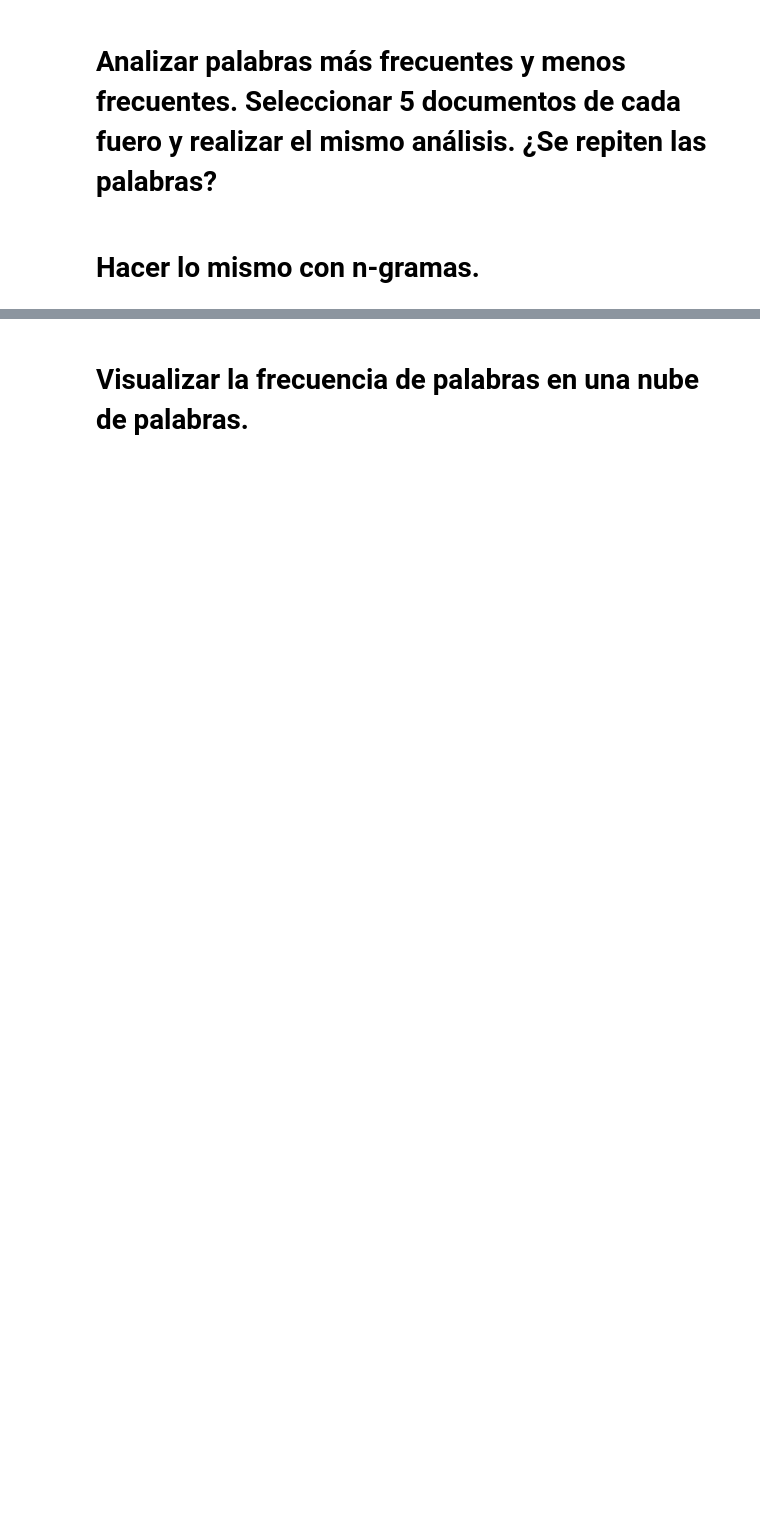
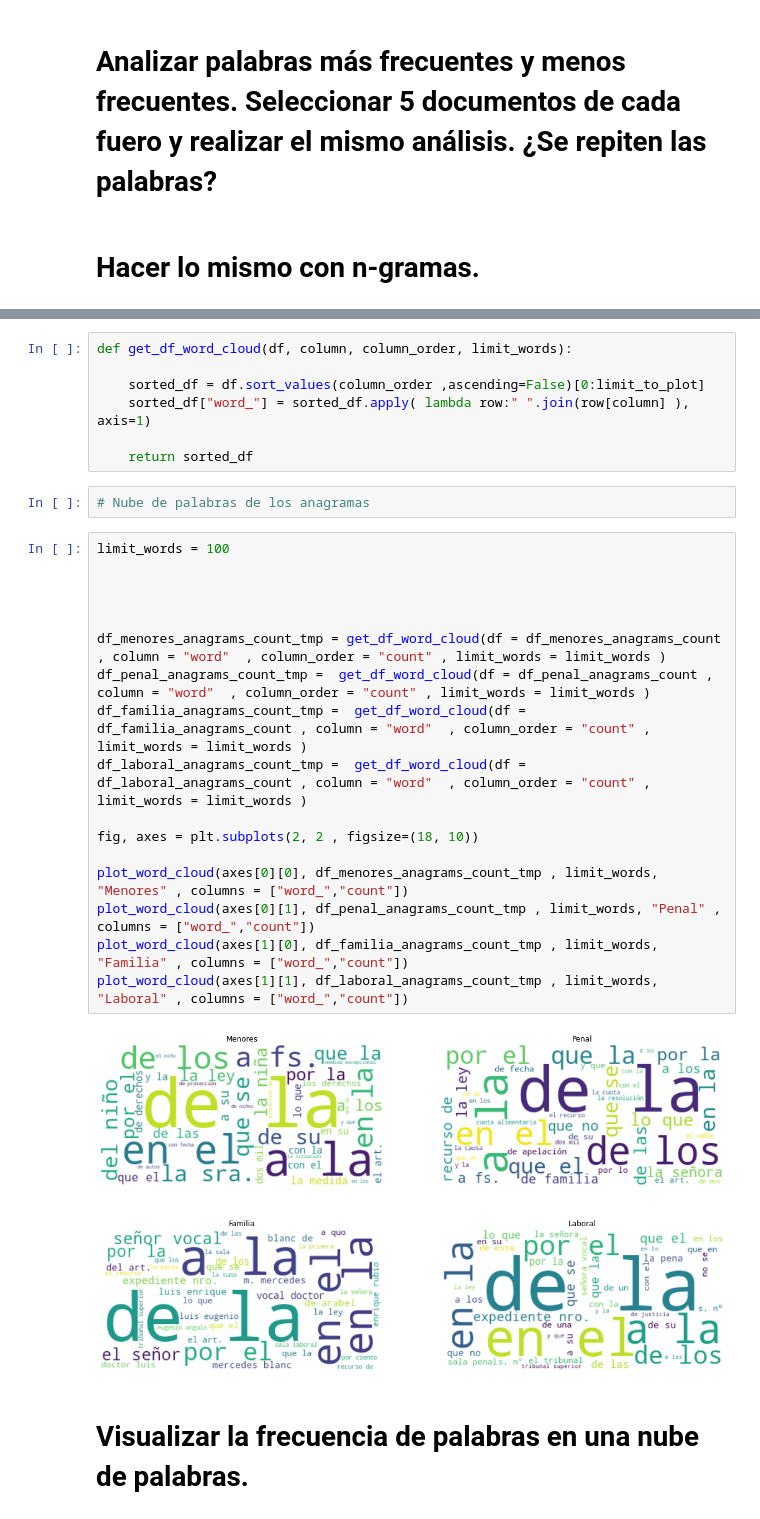
Before and after one commit to cgoviedo/Diplodatos, a Jupyter notebook: mentoria/Practico 1 - Analisis y Visualizacion_final.ipynb, the cells around one changed output, grey strips where cells are left out. Saved outputs shown, nothing was run; the diff lists cells and outputs as text; blank space fills up the shorter version.

```diff
--- a/mentoria/Practico 1 - Analisis y Visualizacion_final.ipynb
+++ b/mentoria/Practico 1 - Analisis y Visualizacion_final.ipynb
@@ -322,2 +352,30 @@ Text(0.5, 1.0, 'Laboral')
+# %%
+def get_df_word_cloud(df, column, column_order, limit_words):
+
+    sorted_df = df.sort_values(column_order ,ascending=False)[0:limit_to_plot]
+    sorted_df["word_"] = sorted_df.apply( lambda row:" ".join(row[column] ), axis=1)
+
+    return sorted_df
+# %%
+# Nube de palabras de los anagramas
+# %%
+limit_words = 100
+
+
+
+
+df_menores_anagrams_count_tmp = get_df_word_cloud(df = df_menores_anagrams_count , column = "word"  , column_order = "count" , limit_words = limit_words )
+df_penal_anagrams_count_tmp =  get_df_word_cloud(df = df_penal_anagrams_count , column = "word"  , column_order = "count" , limit_words = limit_words )
+df_familia_anagrams_count_tmp =  get_df_word_cloud(df = df_familia_anagrams_count , column = "word"  , column_order = "count" , limit_words = limit_words )
+df_laboral_anagrams_count_tmp =  get_df_word_cloud(df = df_laboral_anagrams_count , column = "word"  , column_order = "count" , limit_words = limit_words )
+
+fig, axes = plt.subplots(2, 2 , figsize=(18, 10))
+
+plot_word_cloud(axes[0][0], df_menores_anagrams_count_tmp , limit_words, "Menores" , columns = ["word_","count"])
+plot_word_cloud(axes[0][1], df_penal_anagrams_count_tmp , limit_words, "Penal" , columns = ["word_","count"])
+plot_word_cloud(axes[1][0], df_familia_anagrams_count_tmp , limit_words, "Familia" , columns = ["word_","count"])
+plot_word_cloud(axes[1][1], df_laboral_anagrams_count_tmp , limit_words, "Laboral" , columns = ["word_","count"])
+# %% [output]
+[figure, added]
 # %% [markdown]
 # Visualizar la frecuencia de palabras en una nube de palabras.
```
Also changed, not shown: parts of 14 cells of this notebook.
